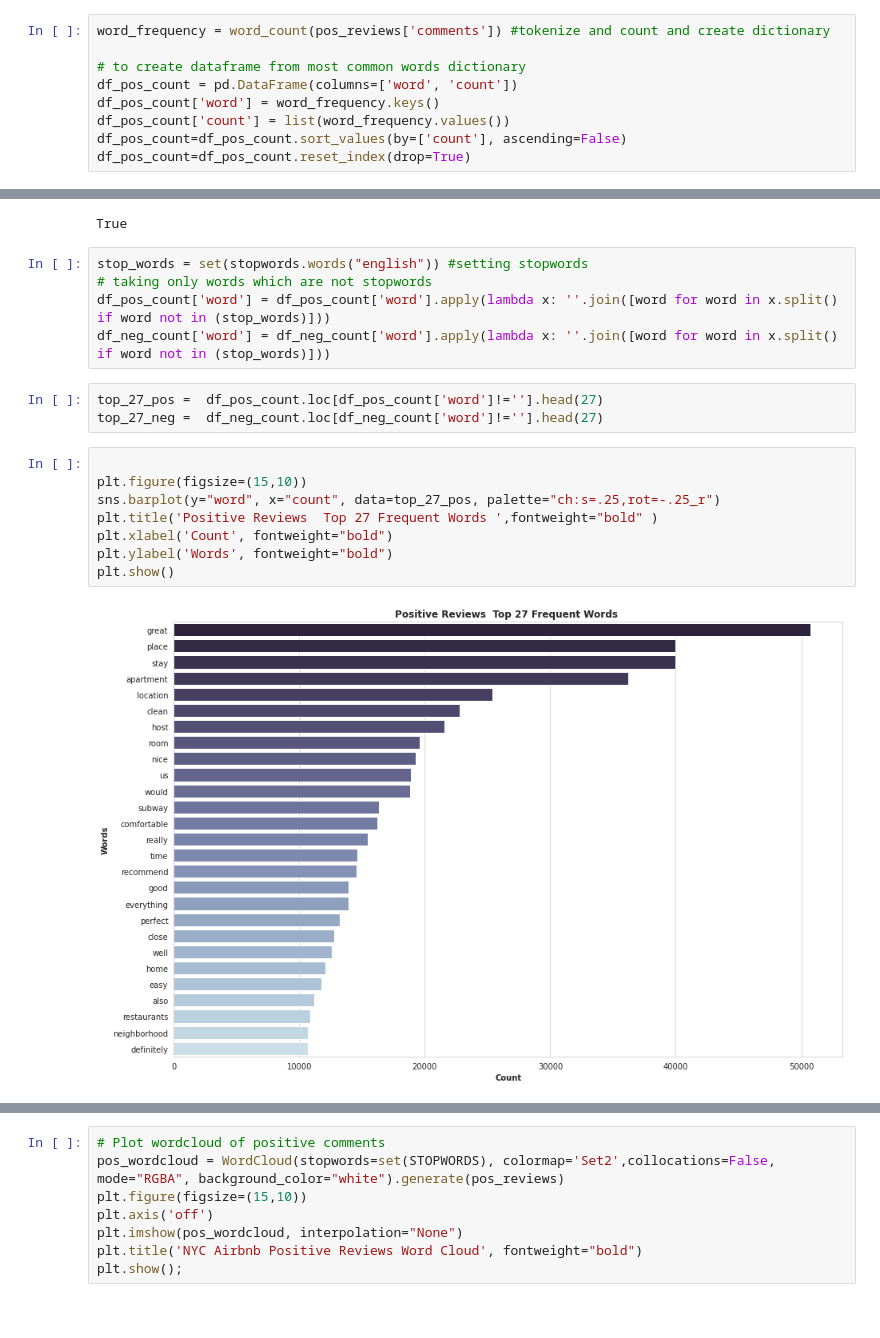
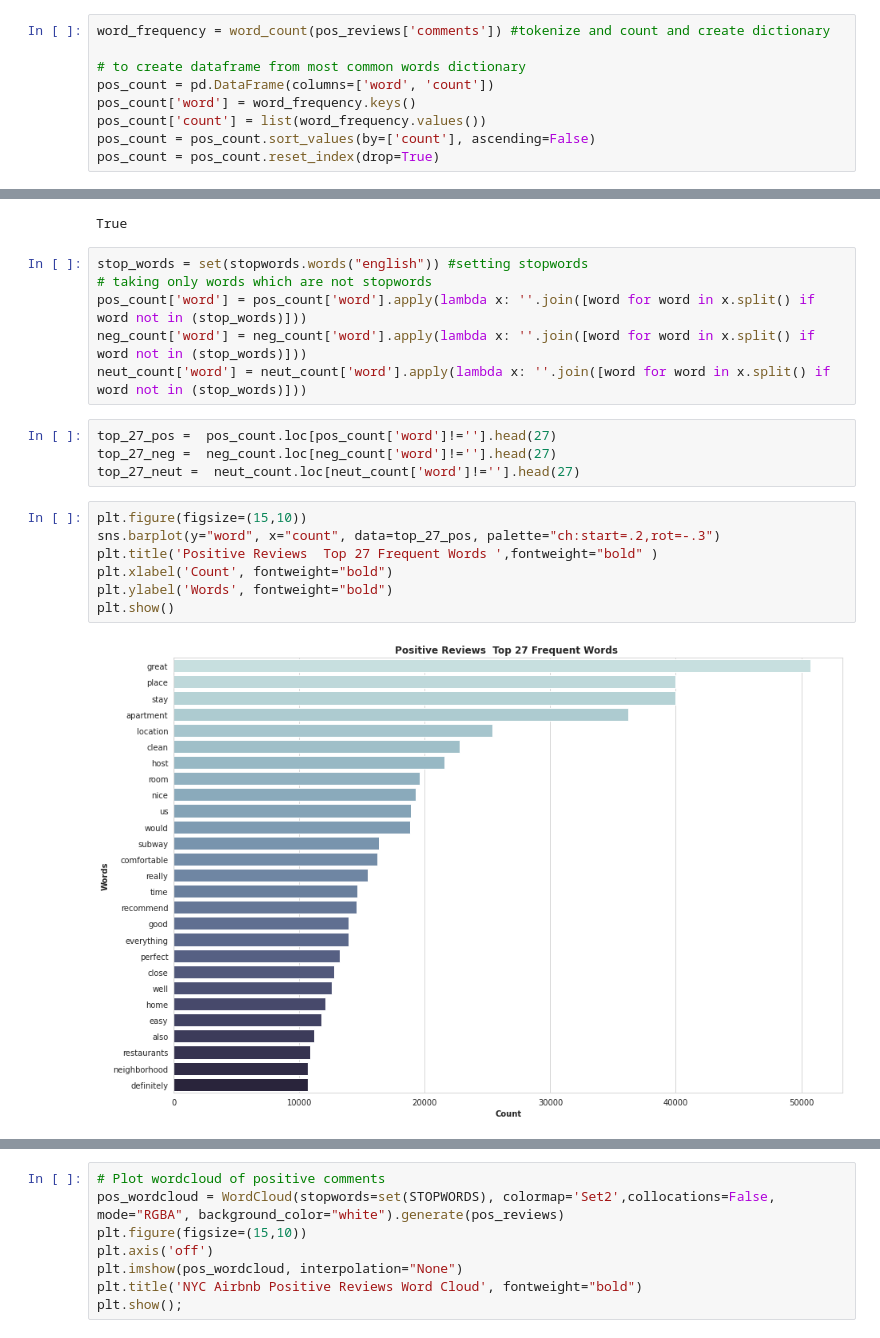
Before and after one commit to kamalova/Airbnb-Recommendation-Engine-NLP, a Jupyter notebook: Sentiment_Analysis.ipynb, the cells around one changed output, grey strips where cells are left out. Saved outputs shown, nothing was run; the diff lists cells and outputs as text.

```diff
--- a/Sentiment_Analysis.ipynb
+++ b/Sentiment_Analysis.ipynb
@@ -569,11 +576,11 @@ True
 word_frequency = word_count(pos_reviews['comments']) #tokenize and count and create dictionary
 
 # to create dataframe from most common words dictionary
-df_pos_count = pd.DataFrame(columns=['word', 'count'])
-df_pos_count['word'] = word_frequency.keys()
-df_pos_count['count'] = list(word_frequency.values())
-df_pos_count=df_pos_count.sort_values(by=['count'], ascending=False)
-df_pos_count=df_pos_count.reset_index(drop=True)
+pos_count = pd.DataFrame(columns=['word', 'count'])
+pos_count['word'] = word_frequency.keys()
+pos_count['count'] = list(word_frequency.values())
+pos_count = pos_count.sort_values(by=['count'], ascending=False)
+pos_count = pos_count.reset_index(drop=True)
 # %%
 word_frequency_neg = word_count(neg_reviews['comments']) #tokenize and count and create dictionary
 
@@ -593,18 +609,19 @@ True
 # %%
 stop_words = set(stopwords.words("english")) #setting stopwords
 # taking only words which are not stopwords
-df_pos_count['word'] = df_pos_count['word'].apply(lambda x: ''.join([word for word in x.split() if word not in (stop_words)]))
-df_neg_count['word'] = df_neg_count['word'].apply(lambda x: ''.join([word for word in x.split() if word not in (stop_words)]))
+pos_count['word'] = pos_count['word'].apply(lambda x: ''.join([word for word in x.split() if word not in (stop_words)]))
+neg_count['word'] = neg_count['word'].apply(lambda x: ''.join([word for word in x.split() if word not in (stop_words)]))
+neut_count['word'] = neut_count['word'].apply(lambda x: ''.join([word for word in x.split() if word not in (stop_words)]))
 # %%
-top_27_pos =  df_pos_count.loc[df_pos_count['word']!=''].head(27)
-top_27_neg =  df_neg_count.loc[df_neg_count['word']!=''].head(27)
+top_27_pos =  pos_count.loc[pos_count['word']!=''].head(27)
+top_27_neg =  neg_count.loc[neg_count['word']!=''].head(27)
+top_27_neut =  neut_count.loc[neut_count['word']!=''].head(27)
 # %%
-
 plt.figure(figsize=(15,10))
-sns.barplot(y="word", x="count", data=top_27_pos, palette="ch:s=.25,rot=-.25_r")
+sns.barplot(y="word", x="count", data=top_27_pos, palette="ch:start=.2,rot=-.3")
 plt.title('Positive Reviews  Top 27 Frequent Words ',fontweight="bold" )
 plt.xlabel('Count', fontweight="bold")
 plt.ylabel('Words', fontweight="bold")
 plt.show()
 # %% [output]
-[figure, old version]
+[figure, new version]
```
Also changed, not shown: parts of 12 cells of this notebook.
